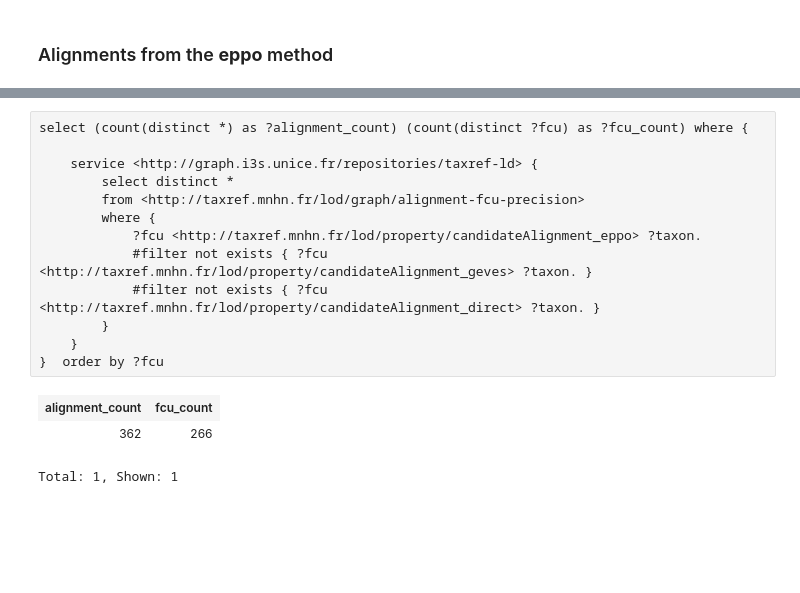
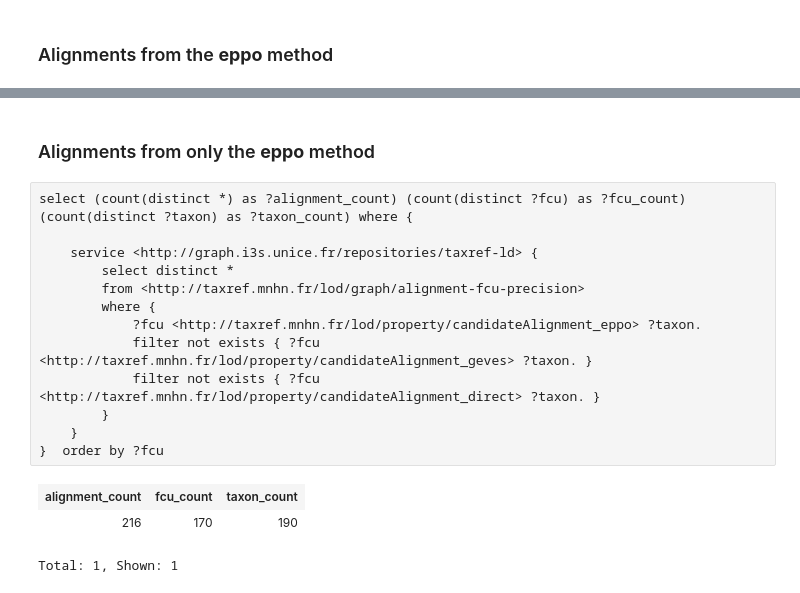
Before and after one commit to Wimmics/d2kab-alignments, a Jupyter notebook: precision/query-alignments.ipynb, the cells around one changed output, grey strips where cells are left out. Drawn from its saved outputs; the diff is of its cells as text; blank space fills up the shorter version.

```diff
--- a/precision/query-alignments.ipynb
+++ b/precision/query-alignments.ipynb
@@ -237,17 +329,19 @@ Total: 1, Shown: 1
+# %% [markdown]
+### Alignments from only the **eppo** method
 # %%
-select (count(distinct *) as ?alignment_count) (count(distinct ?fcu) as ?fcu_count) where {
+select (count(distinct *) as ?alignment_count) (count(distinct ?fcu) as ?fcu_count) (count(distinct ?taxon) as ?taxon_count) where {
 
     service <http://graph.i3s.unice.fr/repositories/taxref-ld> {
         select distinct *
         from <http://taxref.mnhn.fr/lod/graph/alignment-fcu-precision>
         where {
             ?fcu <http://taxref.mnhn.fr/lod/property/candidateAlignment_eppo> ?taxon.
-            #filter not exists { ?fcu <http://taxref.mnhn.fr/lod/property/candidateAlignment_geves> ?taxon. }
-            #filter not exists { ?fcu <http://taxref.mnhn.fr/lod/property/candidateAlignment_direct> ?taxon. }
+            filter not exists { ?fcu <http://taxref.mnhn.fr/lod/property/candidateAlignment_geves> ?taxon. }
+            filter not exists { ?fcu <http://taxref.mnhn.fr/lod/property/candidateAlignment_direct> ?taxon. }
         }
     }
 }  order by ?fcu
 # %% [output]
-| alignment_count | fcu_count |
-| 362 | 266 |
+| alignment_count | fcu_count | taxon_count |
+| 216 | 170 | 190 |
 Total: 1, Shown: 1
```
Also changed, not shown: parts of 17 cells of this notebook, 2 other files.
